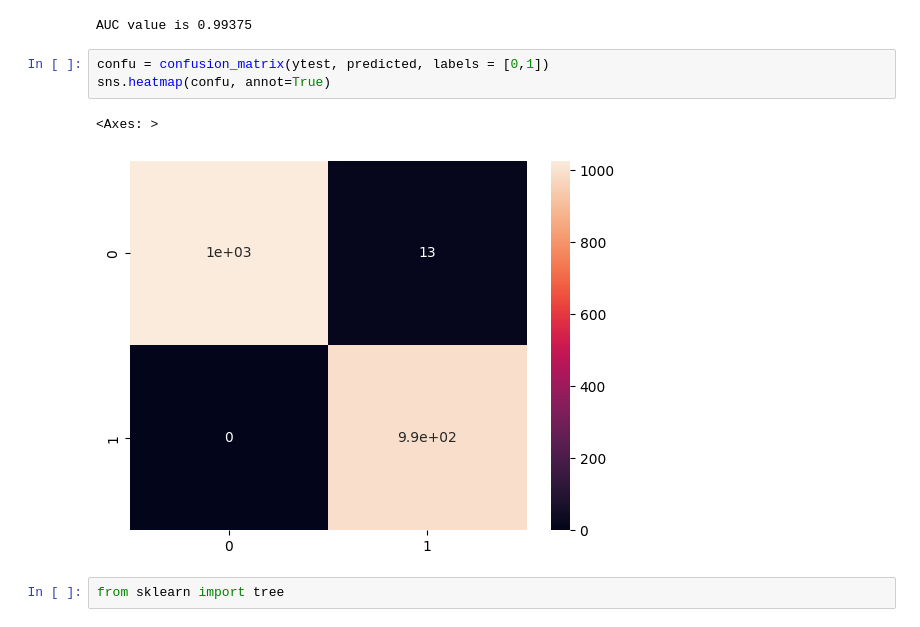
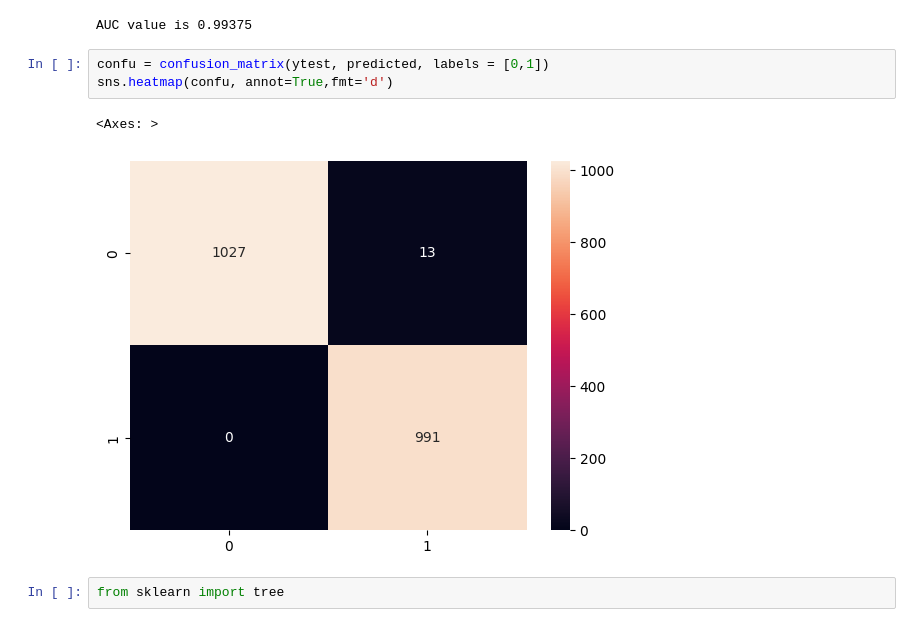
Before and after one commit to RashmiBhagya/Mushroom-Classification, a Jupyter notebook: IT20643690/mushroom-classification-checkpoint.ipynb, the cells around one changed output. Cells and saved outputs as stored; diff of their text form.

```diff
--- a/IT20643690/mushroom-classification-checkpoint.ipynb
+++ b/IT20643690/mushroom-classification-checkpoint.ipynb
@@ -261,10 +261,10 @@ print("AUC value is {} ".format(auc(fpr, tpr)))
 AUC value is 0.99375
 # %%
 confu = confusion_matrix(ytest, predicted, labels = [0,1])
-sns.heatmap(confu, annot=True)
+sns.heatmap(confu, annot=True,fmt='d')
 # %% [output]
 <Axes: >
-[figure, old version]
+[figure, new version]
 # %%
 from sklearn import tree
 # %%
```
